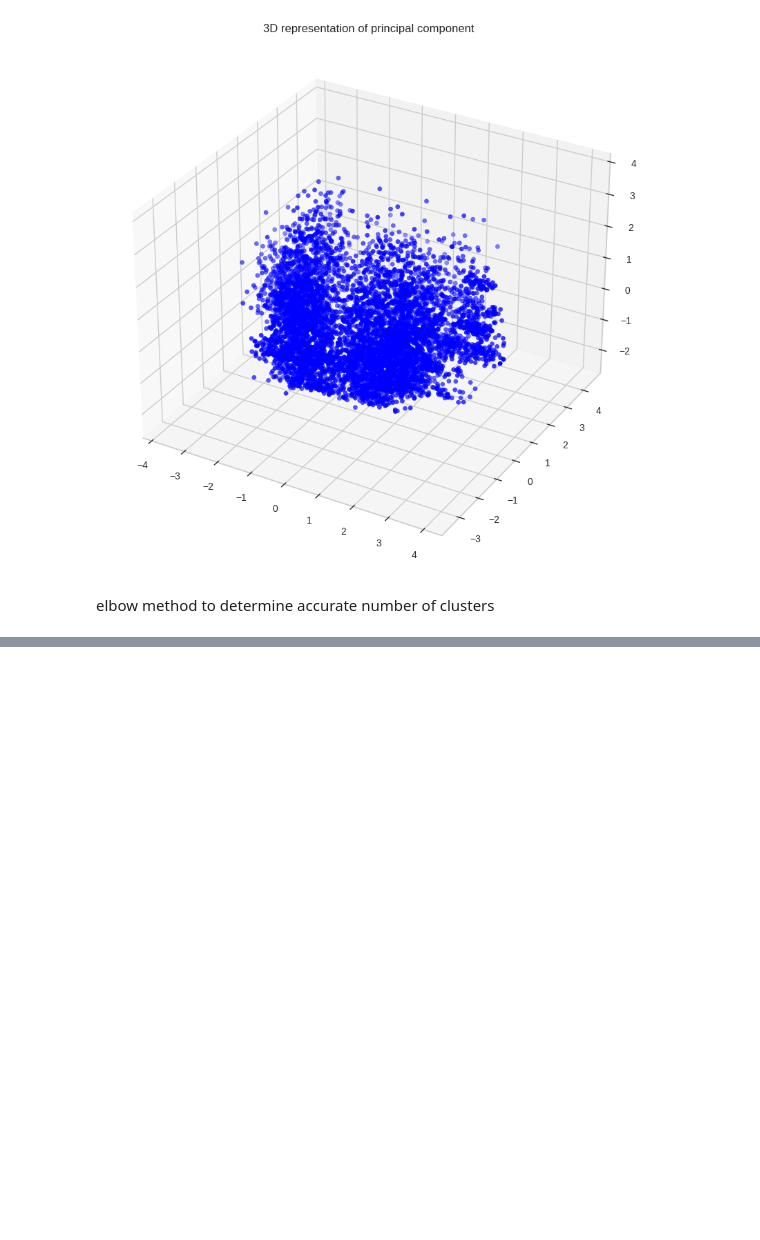
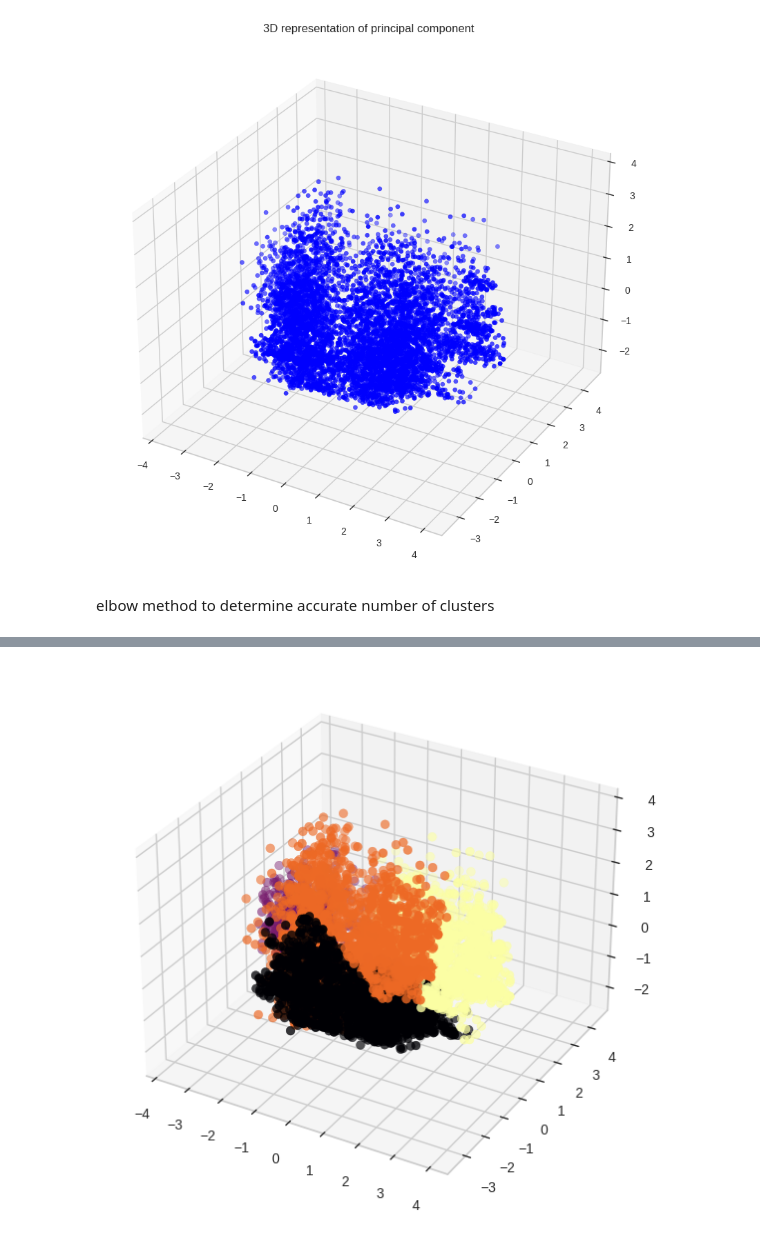
Before and after one commit to starvar7169/leadbasic, a Jupyter notebook: CustomerSegmentationipynb.ipynb, the cells around one changed output, grey strips where cells are left out. Cells and saved outputs as stored; diff of their text form; code cells hidden in the pictures; blank space fills up the shorter version.

```diff
--- a/CustomerSegmentationipynb.ipynb
+++ b/CustomerSegmentationipynb.ipynb
@@ -205,3 +199,14 @@ segments = model.fit_predict(PCA_scaled)
+# %%
+kmeans=KMeans(n_clusters=4)
+predicted=kmeans.fit_predict(PCA_scaled)
+PCA_scaled["Clusters"]= predicted
+data["Clusters"]=predicted
+fig=plt.figure(figsize=(7,7))
+ax = fig.add_subplot(111, projection='3d')
+ax.scatter(x, y, z, s=40, c=PCA_scaled['Clusters'], cmap='inferno')
+plt.show()
+# %% [output]
+[figure, added]
 # %%
 pl = sns.countplot(x=data["Clusters"], palette= 'pastel')
 pl.set_title("Distribution Of The Clusters")
```
Also changed, not shown: parts of 6 cells of this notebook.
